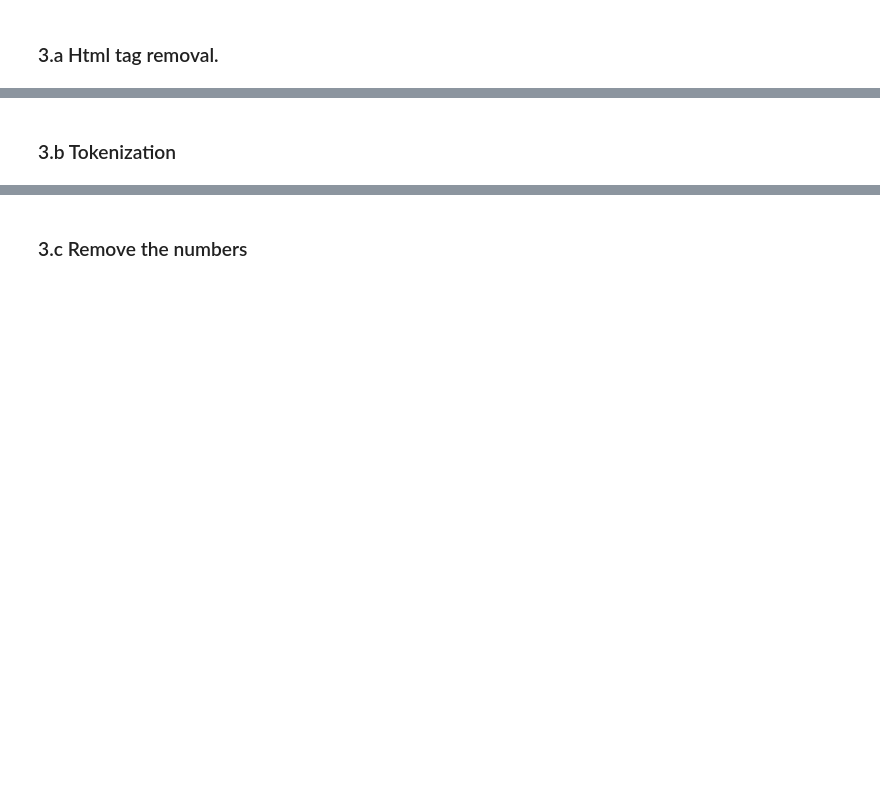
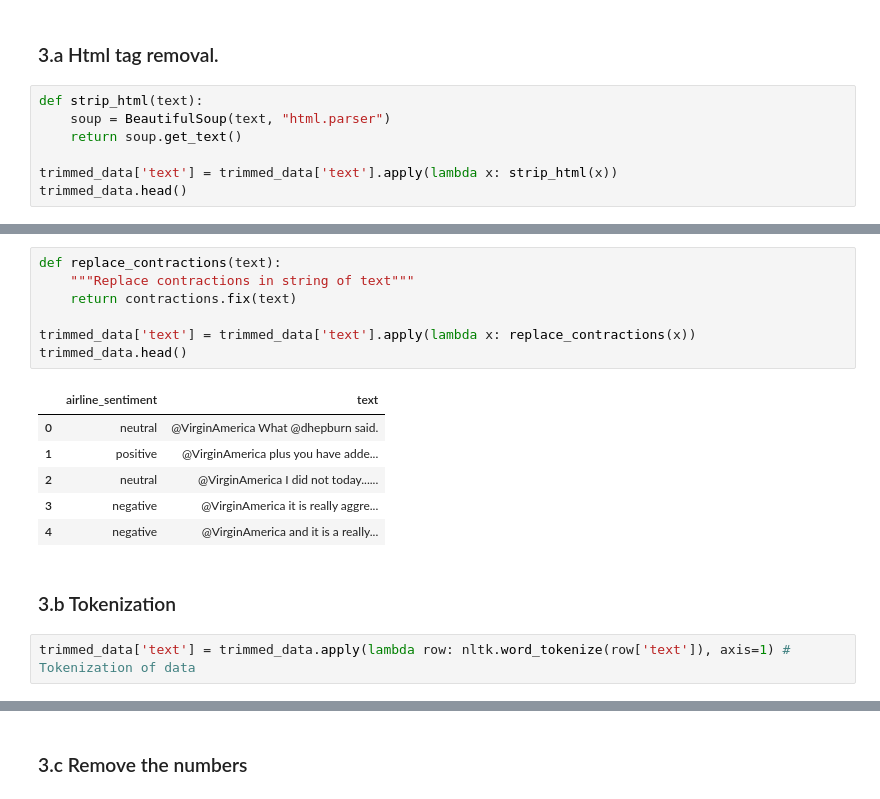
Before and after one commit to vasantbala/vb_ai_course, a Jupyter notebook: NLP/Project/NLP_Project_Rough.ipynb, the cells around one changed output, grey strips where cells are left out. Drawn from its saved outputs; the diff is of its cells as text; blank space fills up the shorter version.

```diff
--- a/NLP/Project/NLP_Project_Rough.ipynb
+++ b/NLP/Project/NLP_Project_Rough.ipynb
@@ -107,3 +100,10 @@ trimmed_data.head()
 ## 3. Text pre-processing: Data preparation
 # %% [markdown]
 ### 3.a Html tag removal.
+# %%
+def strip_html(text):
+    soup = BeautifulSoup(text, "html.parser")
+    return soup.get_text()
+
+trimmed_data['text'] = trimmed_data['text'].apply(lambda x: strip_html(x))
+trimmed_data.head()
@@ -110,2 +117,18 @@ trimmed_data.head()
+# %%
+def replace_contractions(text):
+    """Replace contractions in string of text"""
+    return contractions.fix(text)
+
+trimmed_data['text'] = trimmed_data['text'].apply(lambda x: replace_contractions(x))
+trimmed_data.head()
+# %% [output]
+|  | airline_sentiment | text |
+| 0 | neutral | @VirginAmerica What @dhepburn said. |
+| 1 | positive | @VirginAmerica plus you have adde... |
+| 2 | neutral | @VirginAmerica I did not today...... |
+| 3 | negative | @VirginAmerica it is really aggre... |
+| 4 | negative | @VirginAmerica and it is a really... |
 # %% [markdown]
 ### 3.b Tokenization
+# %%
+trimmed_data['text'] = trimmed_data.apply(lambda row: nltk.word_tokenize(row['text']), axis=1) # Tokenization of data
```
Also changed, not shown: parts of 11 cells of this notebook.
